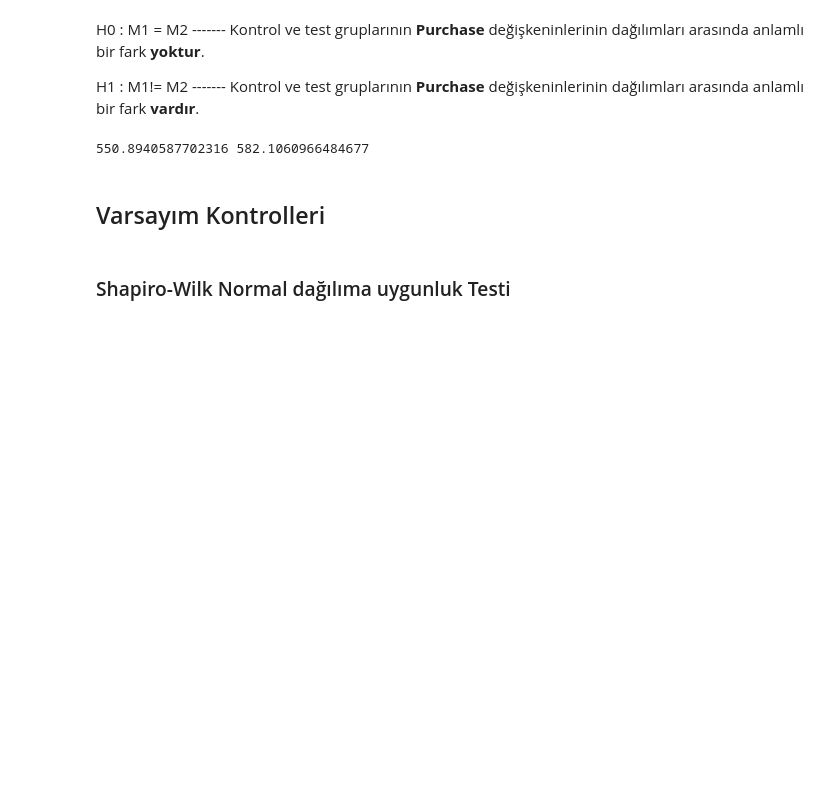
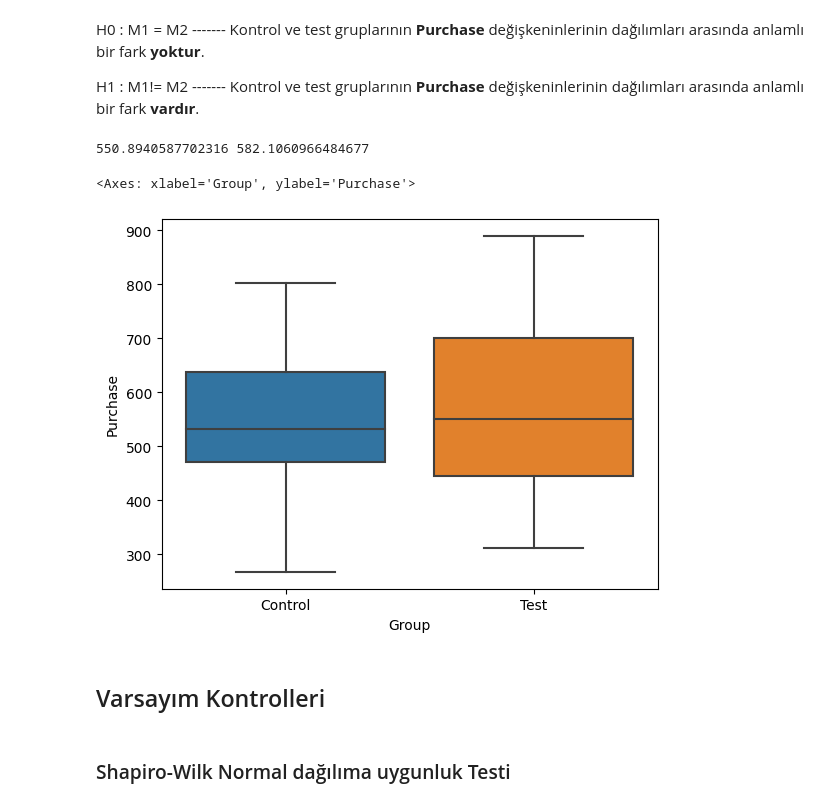
Before and after one commit to canipek/Practices, a Jupyter notebook: ab-testing-practice.ipynb, the cells around one changed output. Saved outputs shown, nothing was run; the diff lists cells and outputs as text; code cells hidden in the pictures; blank space fills up the shorter version.

```diff
--- a/ab-testing-practice.ipynb
+++ b/ab-testing-practice.ipynb
@@ -41,6 +41,12 @@ H1 : M1!= M2 ------- Kontrol ve test gruplarının **Purchase** değişkeninleri
 print(df[df['Group'] == 'Control']['Purchase'].mean(), df[df['Group'] == 'Test']['Purchase'].mean())
 # %% [output]
 550.8940587702316 582.1060966484677
+# %%
+import seaborn as sns
+sns.boxplot(data=df, y = 'Purchase', x='Group')
+# %% [output]
+<Axes: xlabel='Group', ylabel='Purchase'>
+[figure, added]
 # %% [markdown]
 ## Varsayım Kontrolleri
 # %% [markdown]
```
